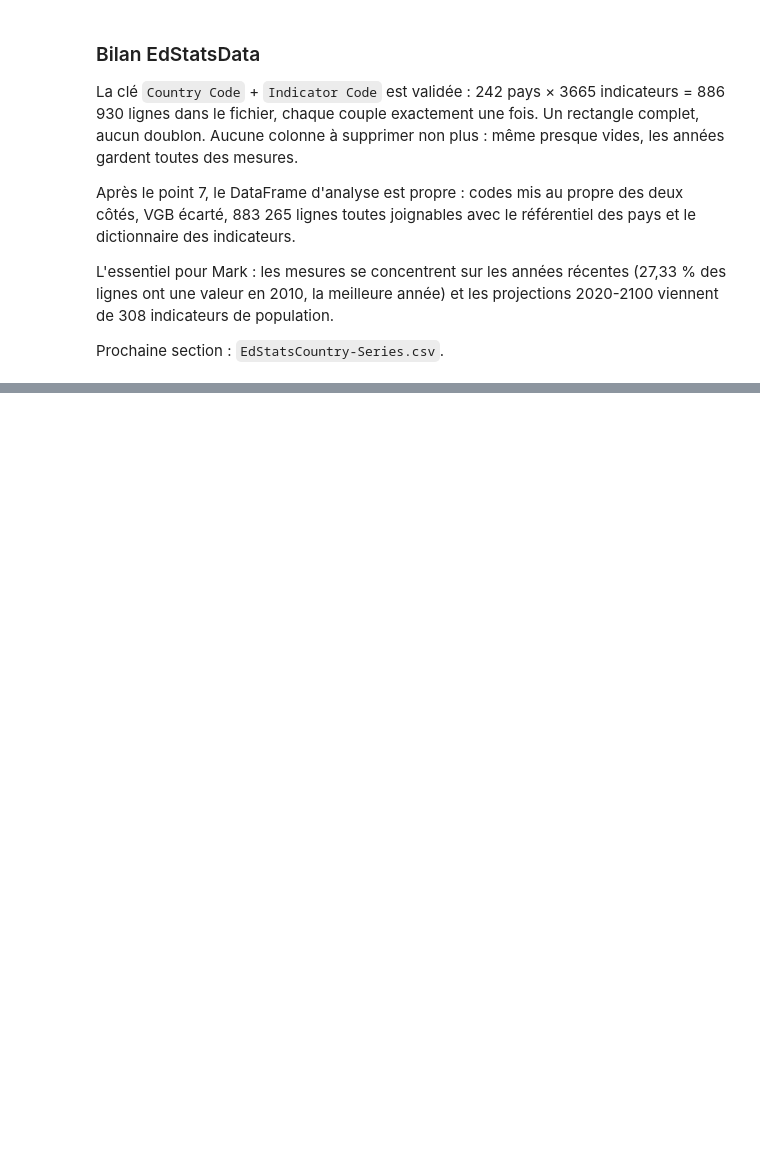
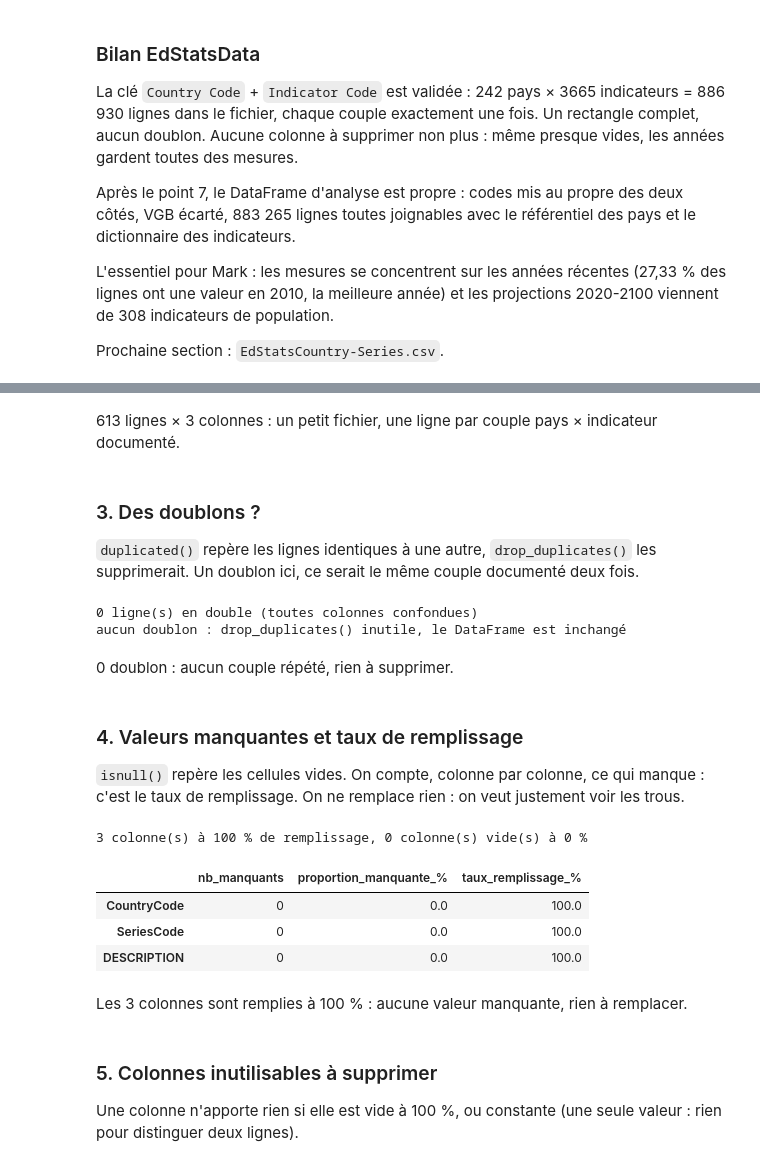
Before and after one commit to humanuoid/oc-p2-education-systems-analysis, a Jupyter notebook: notebooks/data_quality.ipynb, the cells around one changed output, grey strips where cells are left out. Cells and saved outputs as stored; diff of their text form; code cells hidden in the pictures; blank space fills up the shorter version.

Commit message:
docs(notebooks): add country-series quality analysis section to data quality notebook
Refs PH1.2-05, Closes #3

```diff
--- a/notebooks/data_quality.ipynb
+++ b/notebooks/data_quality.ipynb
@@ -761,0 +770,9 @@ Prochaine section : `EdStatsCountry-Series.csv`.
+# %%
+# DataFrame dédié au calcul pour cette section : on recharge le CSV brut,
+# séparément du `dfs` réservé à l'affichage
+df = load_csv_analysis("EdStatsCountry-Series.csv")
+
+# clé métier d'après le dictionnaire de data_overview.ipynb : deux colonnes ensemble
+cle = ["CountryCode", "SeriesCode"]
+print(f"{len(df)} lignes, {df.duplicated(subset=cle).sum()} doublon(s) sur cette clé")
+len(df.drop_duplicates(subset=cle)) == len(df)  # True = chaque couple est sur une seule ligne
@@ -761,0 +790,47 @@ Prochaine section : `EdStatsCountry-Series.csv`.
+# %% [markdown]
+613 lignes × 3 colonnes : un petit fichier, une ligne par couple pays × indicateur documenté.
+# %% [markdown]
+### 3. Des doublons ?
+
+`duplicated()` repère les lignes identiques à une autre, `drop_duplicates()` les supprimerait. Un doublon ici, ce serait le même couple documenté deux fois.
+# %%
+nb_doublons = df.duplicated().sum()
+print(f"{nb_doublons} ligne(s) en double (toutes colonnes confondues)")
+if nb_doublons > 0:
+    df = df.drop_duplicates()
+    print(f"drop_duplicates() appliqué : il reste {df.shape[0]} lignes")
+else:
+    print("aucun doublon : drop_duplicates() inutile, le DataFrame est inchangé")
+# %% [output]
+0 ligne(s) en double (toutes colonnes confondues)
+aucun doublon : drop_duplicates() inutile, le DataFrame est inchangé
+# %% [markdown]
+0 doublon : aucun couple répété, rien à supprimer.
+# %% [markdown]
+### 4. Valeurs manquantes et taux de remplissage
+
+`isnull()` repère les cellules vides. On compte, colonne par colonne, ce qui manque : c'est le taux de remplissage. On ne remplace rien : on veut justement voir les trous.
+# %%
+remplissage = pd.DataFrame({
+    "nb_manquants": df.isnull().sum(),
+    "proportion_manquante_%": (df.isnull().mean() * 100).round(2),
+    "taux_remplissage_%": ((1 - df.isnull().mean()) * 100).round(2),
+}).sort_values("taux_remplissage_%", ascending=False)  # les mieux remplies en premier
+
+n_completes = (remplissage["taux_remplissage_%"] == 100).sum()  # 100 % = aucune valeur manquante
+n_vides = (remplissage["taux_remplissage_%"] == 0).sum()        # 0 % = colonne entièrement vide
+print(f"{n_completes} colonne(s) à 100 % de remplissage, {n_vides} colonne(s) vide(s) à 0 %")
+
+remplissage
+# %% [output]
+3 colonne(s) à 100 % de remplissage, 0 colonne(s) vide(s) à 0 %
+|  | nb_manquants | proportion_manquante_% | taux_remplissage_% |
+| CountryCode | 0 | 0.0 | 100.0 |
+| SeriesCode | 0 | 0.0 | 100.0 |
+| DESCRIPTION | 0 | 0.0 | 100.0 |
+# %% [markdown]
+Les 3 colonnes sont remplies à 100 % : aucune valeur manquante, rien à remplacer.
+# %% [markdown]
+### 5. Colonnes inutilisables à supprimer
+
+Une colonne n'apporte rien si elle est vide à 100 %, ou constante (une seule valeur : rien pour distinguer deux lignes).
```
Also changed, not shown: parts of 21 cells of this notebook.
